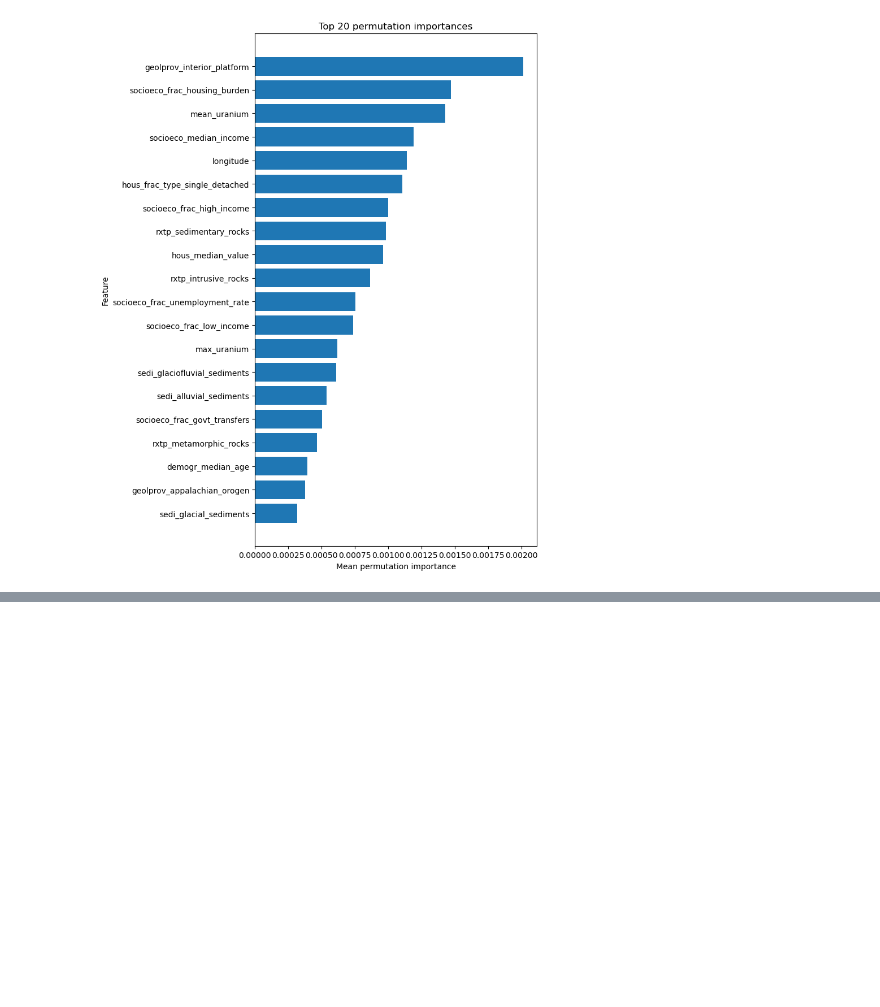
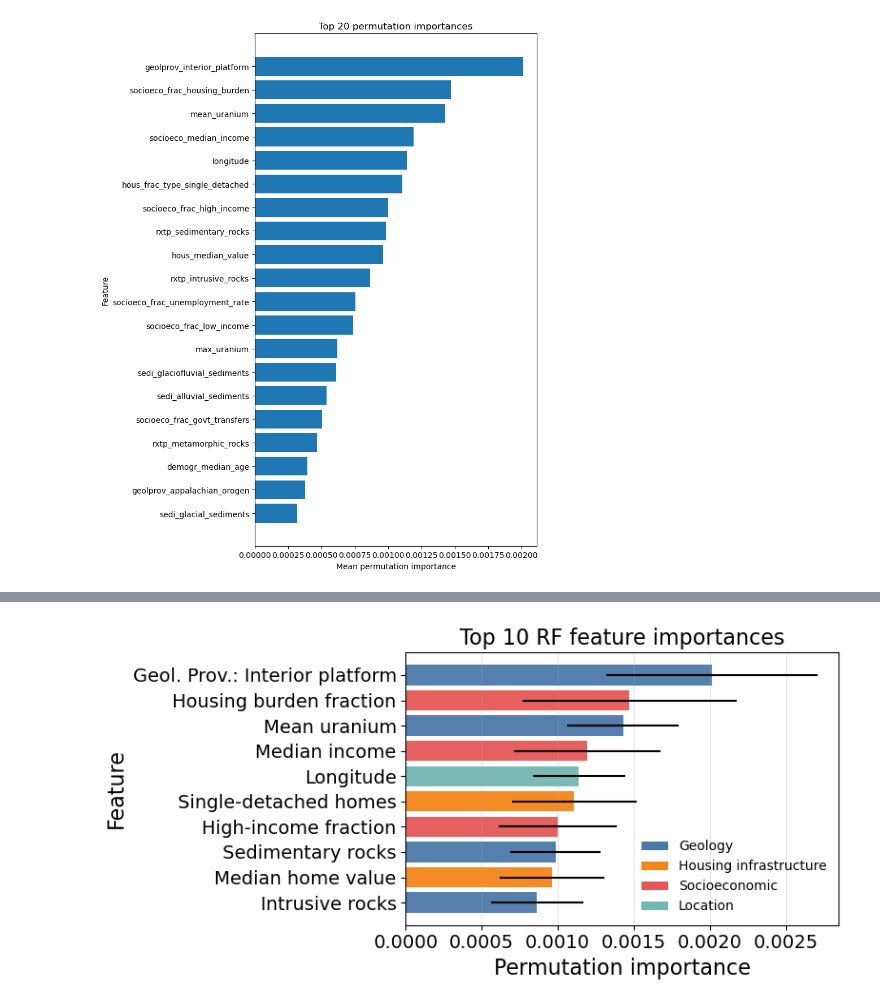
Before and after one commit to Erdos-Projects/spring-2026-radon-risk-mapping, a Jupyter notebook: notebooks/modeling/final_rf_quick_evaluation.ipynb, the cells around one changed output, grey strips where cells are left out. Saved outputs shown, nothing was run; the diff lists cells and outputs as text; code cells hidden in the pictures; blank space fills up the shorter version.

```diff
--- a/notebooks/modeling/final_rf_quick_evaluation.ipynb
+++ b/notebooks/modeling/final_rf_quick_evaluation.ipynb
@@ -130,0 +339,54 @@ plt.show()
+# %%
+pretty_name_map = {
+    "rxtp_intrusive_rocks": "Intrusive rocks",
+    "hous_median_value": "Median home value",
+    "rxtp_sedimentary_rocks": "Sedimentary rocks",
+    "socioeco_frac_high_income": "High-income fraction",
+    "hous_frac_type_single_detached": "Single-detached homes",
+    "longitude": "Longitude",
+    "socioeco_median_income": "Median income",
+    "mean_uranium": "Mean uranium",
+    "socioeco_frac_housing_burden": "Housing burden fraction",
+    "geolprov_interior_platform": "Geol. Prov.: Interior platform",
+}
+
+top10_features_df["pretty_feature"] = top10_features_df["feature"].map(pretty_name_map)
+# %%
+from matplotlib.patches import Patch
+plot_df = top10_features_df.copy()
+
+plt.figure(figsize=(8, 4))
+
+plt.barh(
+    plot_df["pretty_feature"],
+    plot_df["importance_mean"],
+    xerr=plot_df["importance_std"],
+    color=plot_df["color"],
+    edgecolor="none",
+    alpha=0.95
+)
+
+plt.xlabel("Permutation importance", fontsize=16)
+plt.ylabel("Feature", fontsize=16)
+plt.title("Top 10 RF feature importances", fontsize=16)
+plt.xticks(fontsize=14)
+plt.yticks(fontsize=14)
+plt.grid(axis="x", alpha=0.3)
+
+legend_handles = [
+    Patch(facecolor=color, edgecolor="none", label=category)
+    for category, color in category_to_color.items()
+]
+
+plt.legend(
+    handles=legend_handles,
+    fontsize=10,
+    frameon=False,
+    loc="lower right"
+)
+
+plt.tight_layout()
+
+plt.show()
+# %% [output]
+[figure, added]
```
Also changed, not shown: parts of 5 cells of this notebook, 12 other files.
